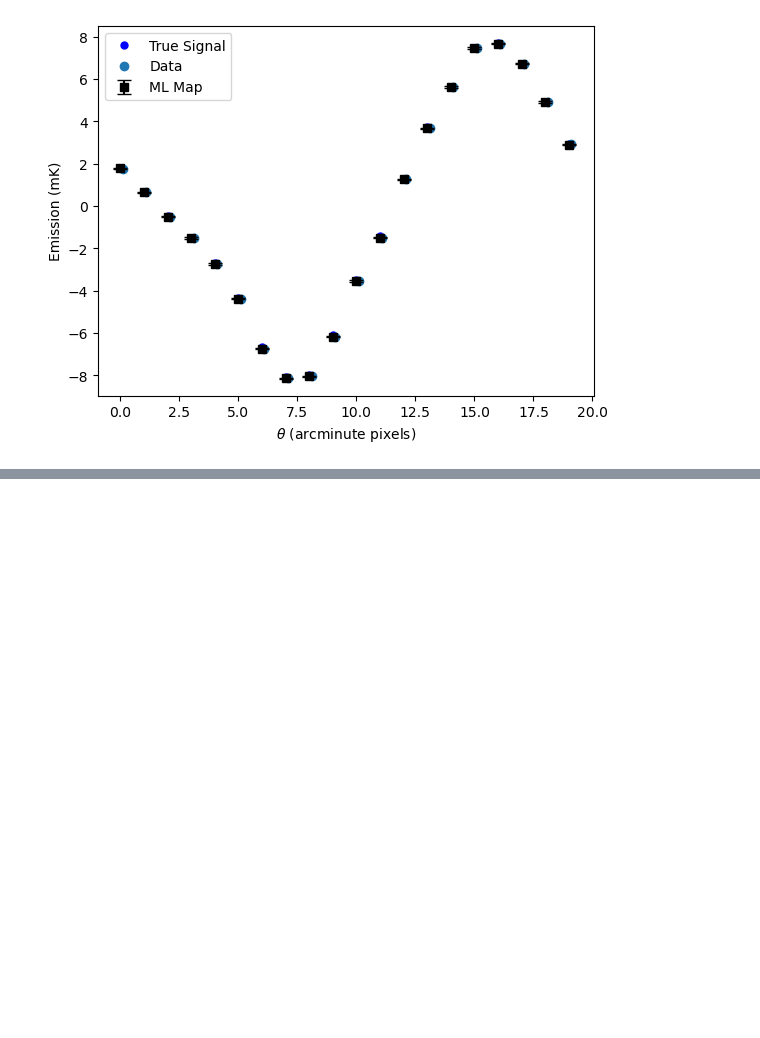
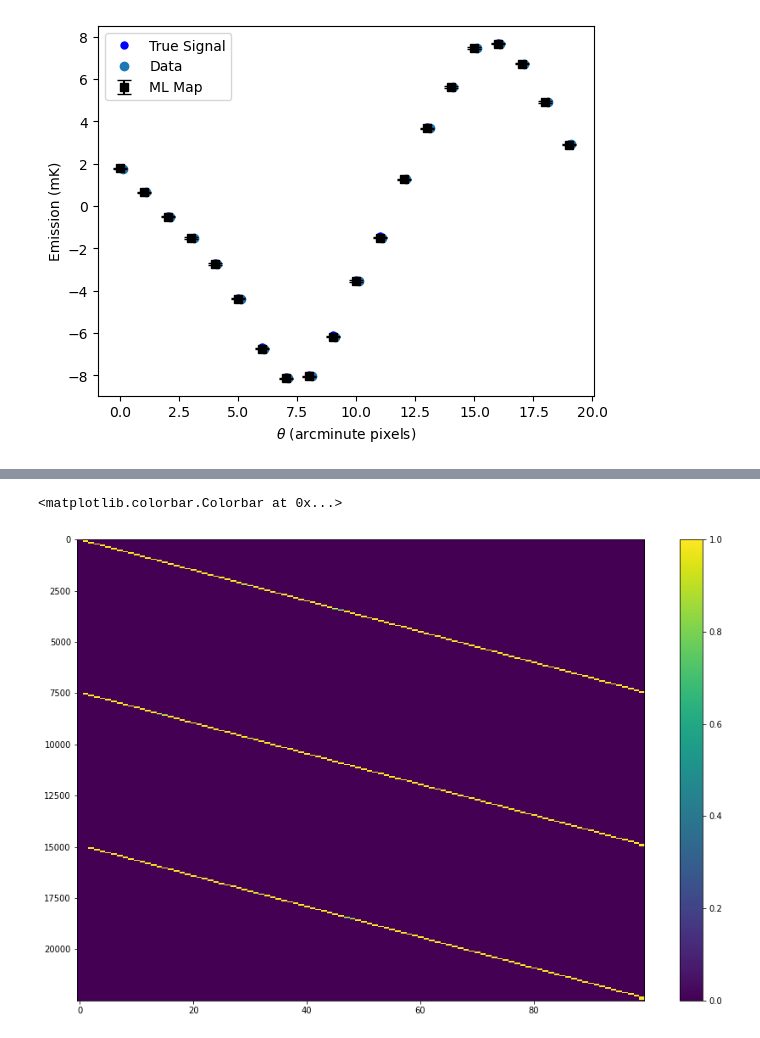
Before and after one commit to dodelson/SPT, a Jupyter notebook: Naess.ipynb, the cells around one changed output, grey strips where cells are left out. Drawn from its saved outputs; the diff is of its cells as text; code cells hidden in the pictures; blank space fills up the shorter version.

```diff
--- a/Naess.ipynb
+++ b/Naess.ipynb
@@ -882,0 +896,29 @@ If we assume that the 100 samples above are 1 second and it covers 20 pixels, th
+# %%
+# Define simulation parameters
+pixel_size=1. #degree
+nsamp = 7500  # Number of time samples
+npix = 100  # Number of sky pixels
+N_det = 3    # Number of detectors
+det_spacing = 1.9/N_det  # Separation between detectors in pixels
+sigma = pixel_size/25.  # Beam width in pixel units
+
+# Simulated pointing locations for the first detector
+location = np.linspace(0, npix, nsamp)  # Example: Detector sweeps across pixels
+# Extend to multiple detectors (each shifted by det_spacing)
+detector_offsets = np.arange(N_det) * det_spacing  # Offsets for each detector
+
+# Initialize the pointing matrix with multiple detectors
+Pw = np.zeros((nsamp * N_det, npix))
+
+eps = 1e-12  # Small value to prevent division by zero
+# Fill the pointing matrix
+for d, offset in enumerate(detector_offsets):  # Loop over detectors
+    for i, p in enumerate(location):  # Loop over time samples
+        index = i + d * nsamp  # New index for multiple detectors
+        for j in range(npix):  # Loop over sky pixels
+            Pw[index, j] = np.exp(-0.5 * ((p + offset - j) / sigma) ** 2)  # Gaussian weight
+        row_sum = np.sum(Pw[index, :])
+        if row_sum > 0:  # Only normalize if row sum is nonzero
+            Pw[index, :] /= row_sum
+        else:
+            print(f"Warning: Row {index} has all zeros and cannot be normalized.")
@@ -882,0 +943,11 @@ If we assume that the 100 samples above are 1 second and it covers 20 pixels, th
+# %%
+fig, ax = plt.subplots(figsize=(15, 10))  # Width=15, Height=10 (adjust as needed)
+
+# Display the matrix as an image
+im = ax.imshow(Pw, aspect='auto', cmap='viridis', interpolation='nearest')
+
+# Add colorbar
+plt.colorbar(im)
+# %% [output]
+<matplotlib.colorbar.Colorbar at 0x...>
+[figure, added]
```
Also changed, not shown: parts of 10 cells of this notebook.
